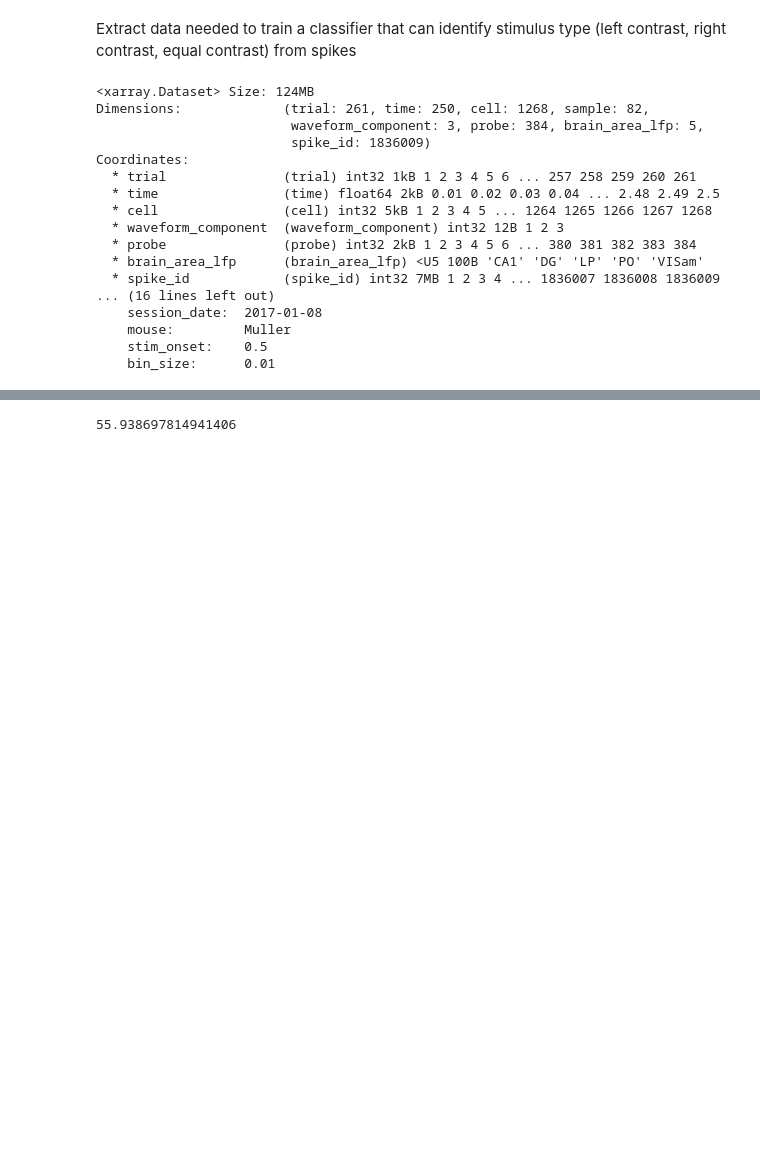
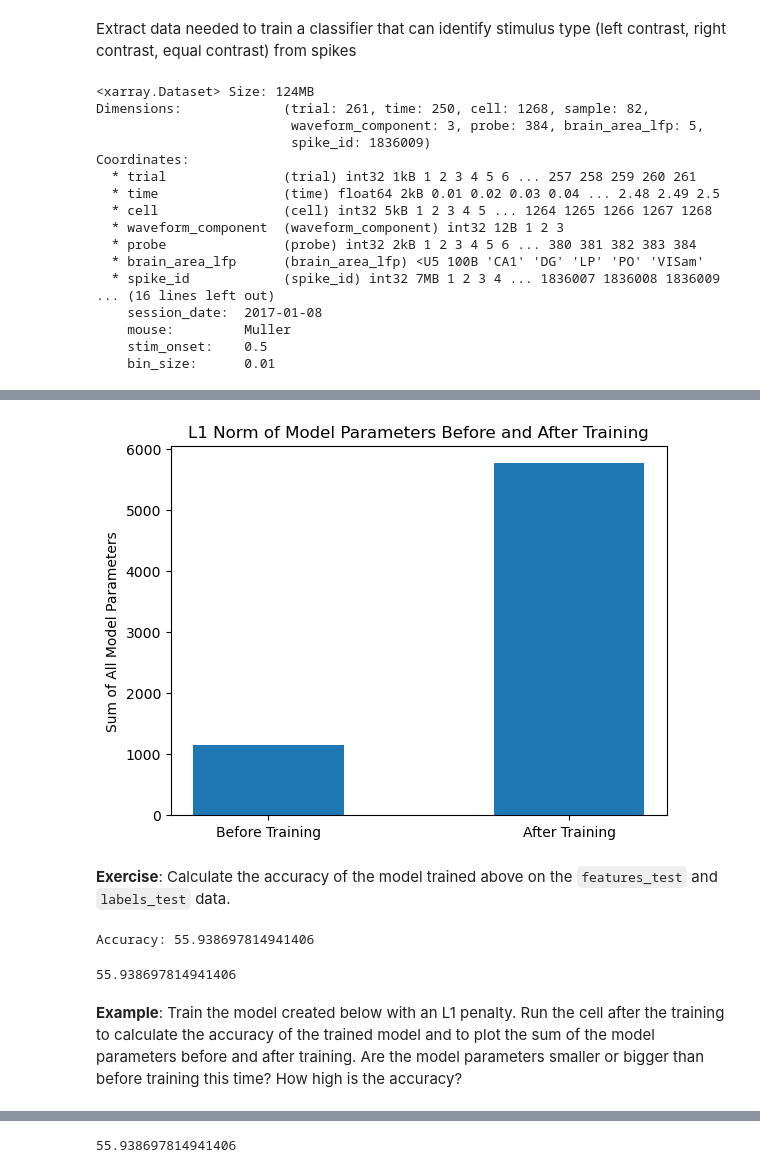
Before and after one commit to atleer/intro-to-deep-learning-dev, a Jupyter notebook: Day02/06_improve_network_through_regularization/06_improve_network_through_regularization.ipynb, the cells around one changed output, grey strips where cells are left out. Saved outputs shown, nothing was run; the diff lists cells and outputs as text; code cells hidden in the pictures; blank space fills up the shorter version.

```diff
--- a/Day02/06_improve_network_through_regularization/06_improve_network_through_regularization.ipynb
+++ b/Day02/06_improve_network_through_regularization/06_improve_network_through_regularization.ipynb
@@ -159,0 +236,33 @@ tensor(4.7219, grad_fn=<SqrtBackward0>)
+# %%
+nepochs = 50
+
+# create model
+torch.manual_seed(SEED)
+model = Model()
+
+# create optimizer
+optimizer = torch.optim.RMSprop(model.parameters(), lr = 0.01)
+
+l1_norm_pre_training = utils.calculate_l1_norm(model)
+
+# train model
+for epoch in range(nepochs):
+    utils.train(model, features_train, labels_train, optimizer=optimizer, )
+
+l1_norm_post_training = utils.calculate_l1_norm(model)
+
+# plot sum of all model parameters
+plt.bar(['Before Training', 'After Training'], [l1_norm_pre_training.detach(), l1_norm_post_training.detach()], width=0.5)
+plt.ylabel("Sum of All Model Parameters")
+plt.title('L1 Norm of Model Parameters Before and After Training');
+# %% [output]
+[figure, added]
+# %% [markdown]
+**Exercise**: Calculate the accuracy of the model trained above on the `features_test` and `labels_test` data.
+# %%
+utils.calculate_accuracy(model, features_test, labels_test)
+# %% [output]
+Accuracy: 55.938697814941406
+55.938697814941406
+# %% [markdown]
+**Example**: Train the model created below with an L1 penalty. Run the cell after the training to calculate the accuracy of the trained model and to plot the sum of the model parameters before and after training. Are the model parameters smaller or bigger than before training this time? How high is the accuracy?
```
Also changed, not shown: parts of 26 cells of this notebook.
